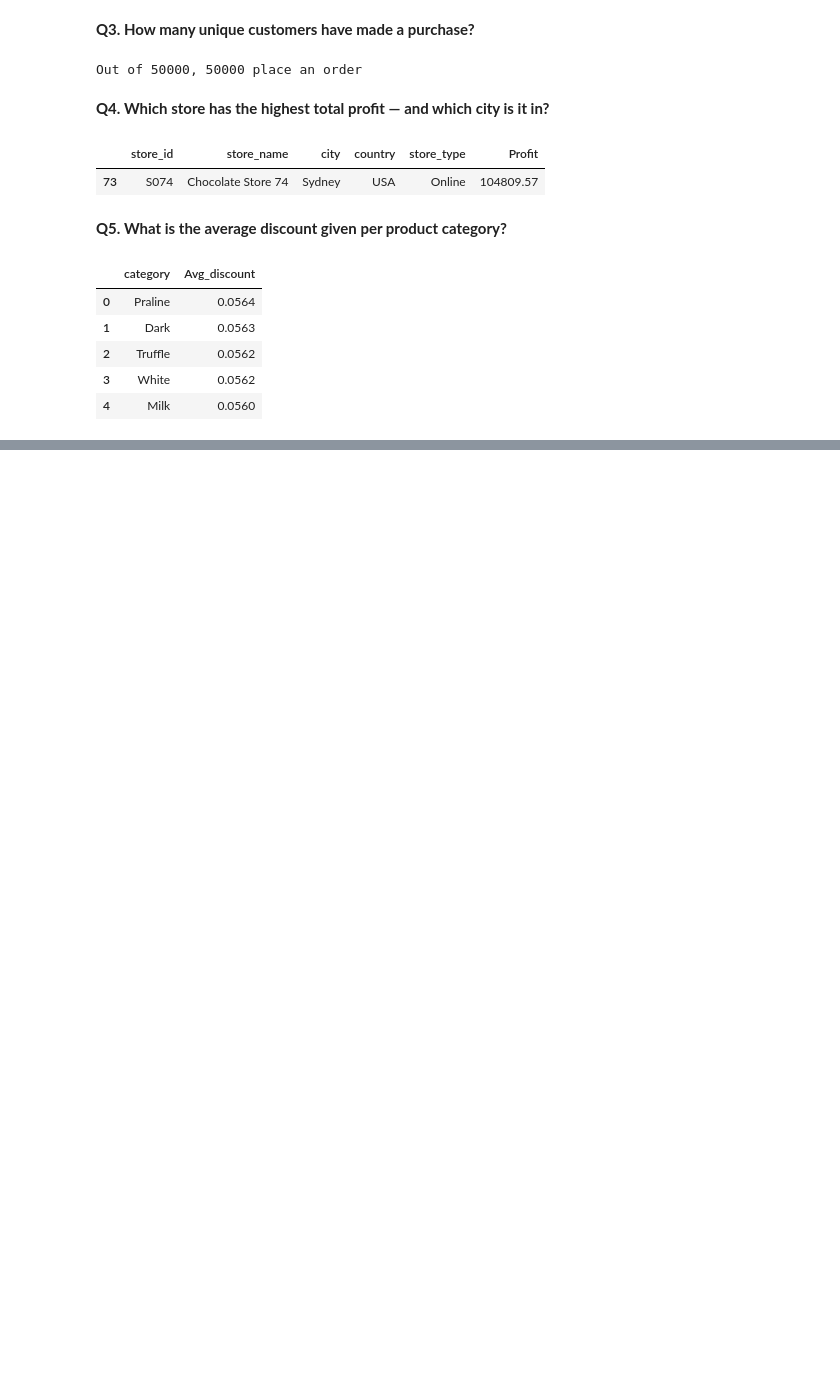
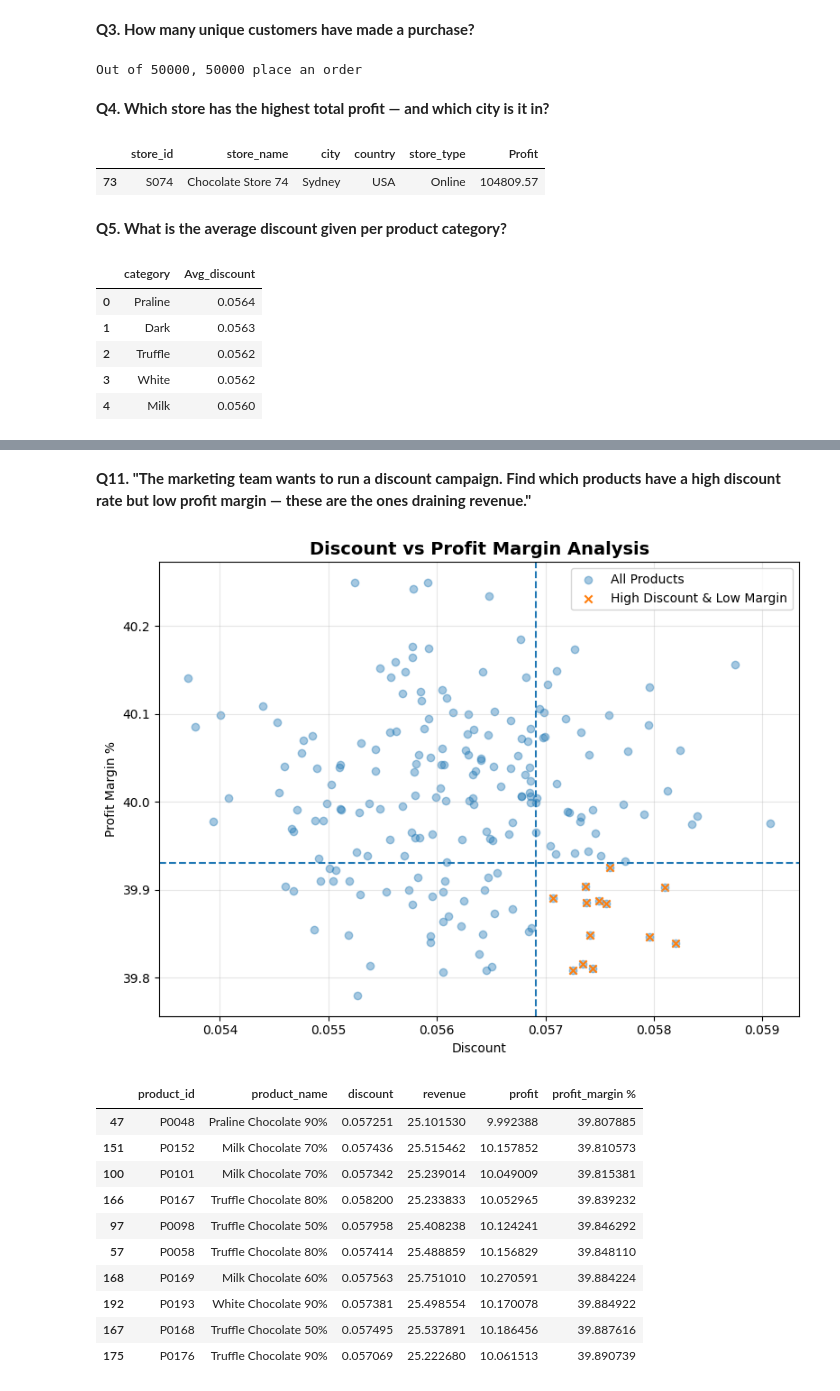
Before and after one commit to Abhaypanchal5/Data-Analytics-Portfolio, a Jupyter notebook: 04_End-To-End-Project/Chocolate sales/Notebook/notebook.ipynb, the cells around one changed output, grey strips where cells are left out. Saved outputs shown, nothing was run; the diff lists cells and outputs as text; code cells hidden in the pictures; blank space fills up the shorter version.

```diff
--- a/04_End-To-End-Project/Chocolate sales/Notebook/notebook.ipynb
+++ b/04_End-To-End-Project/Chocolate sales/Notebook/notebook.ipynb
@@ -336,0 +465,79 @@ Avg_Dis
+# %% [markdown]
+**Q11. "The marketing team wants to run a discount campaign. Find which products have a high discount rate but low profit margin — these are the ones draining revenue."**
+# %%
+# --- Merge data ---
+df_merged = pd.merge(df_product, df_sales, on='product_id', how='inner')
+
+# --- Select relevant columns ---
+df_merged = df_merged[['product_id','product_name','discount','revenue','profit']]
+
+# --- Aggregate at product level ---
+df_product_perf = (
+    df_merged
+    .groupby(['product_id','product_name'])[['discount','revenue','profit']]
+    .mean()
+    .reset_index()
+)
+
+# --- Calculate profit margin ---
+df_product_perf['profit_margin %'] = (
+    df_product_perf['profit'] / df_product_perf['revenue'] * 100
+)
+
+# --- Define thresholds (quantile-based) ---
+high_discount = df_product_perf['discount'].quantile(0.75)
+low_margin = df_product_perf['profit_margin %'].quantile(0.25)
+
+# --- Filter problematic products ---
+bad_products = df_product_perf[
+    (df_product_perf['discount'] >= high_discount) &
+    (df_product_perf['profit_margin %'] <= low_margin)
+].sort_values(by='profit_margin %')
+
+# --- Plot ---
+plt.figure(figsize=(8,6))
+
+# All products
+plt.scatter(
+    df_product_perf['discount'],
+    df_product_perf['profit_margin %'],
+    alpha=0.4,
+    label='All Products'
+)
+
+# Highlight bad products
+plt.scatter(
+    bad_products['discount'],
+    bad_products['profit_margin %'],
+    marker='x',
+    label='High Discount & Low Margin'
+)
+
+# Threshold lines (VERY useful insight)
+plt.axvline(high_discount, linestyle='--')
+plt.axhline(low_margin, linestyle='--')
+
+plt.xlabel("Discount")
+plt.ylabel("Profit Margin %")
+plt.title("Discount vs Profit Margin Analysis", fontsize=14, weight='bold')
+plt.legend()
+
+plt.grid(alpha=0.3)
+plt.tight_layout()
+plt.show()
+
+# --- Show top problematic products ---
+bad_products.head(10)
+# %% [output]
+[figure, added]
+|  | product_id | product_name | discount | revenue | profit | profit_margin % |
+| 47 | P0048 | Praline Chocolate 90% | 0.057251 | 25.101530 | 9.992388 | 39.807885 |
+| 151 | P0152 | Milk Chocolate 70% | 0.057436 | 25.515462 | 10.157852 | 39.810573 |
+| 100 | P0101 | Milk Chocolate 70% | 0.057342 | 25.239014 | 10.049009 | 39.815381 |
+| 166 | P0167 | Truffle Chocolate 80% | 0.058200 | 25.233833 | 10.052965 | 39.839232 |
+| 97 | P0098 | Truffle Chocolate 50% | 0.057958 | 25.408238 | 10.124241 | 39.846292 |
+| 57 | P0058 | Truffle Chocolate 80% | 0.057414 | 25.488859 | 10.156829 | 39.848110 |
+| 168 | P0169 | Milk Chocolate 60% | 0.057563 | 25.751010 | 10.270591 | 39.884224 |
+| 192 | P0193 | White Chocolate 90% | 0.057381 | 25.498554 | 10.170078 | 39.884922 |
+| 167 | P0168 | Truffle Chocolate 50% | 0.057495 | 25.537891 | 10.186456 | 39.887616 |
+| 175 | P0176 | Truffle Chocolate 90% | 0.057069 | 25.222680 | 10.061513 | 39.890739 |
```
Also changed, not shown: parts of 11 cells of this notebook.
